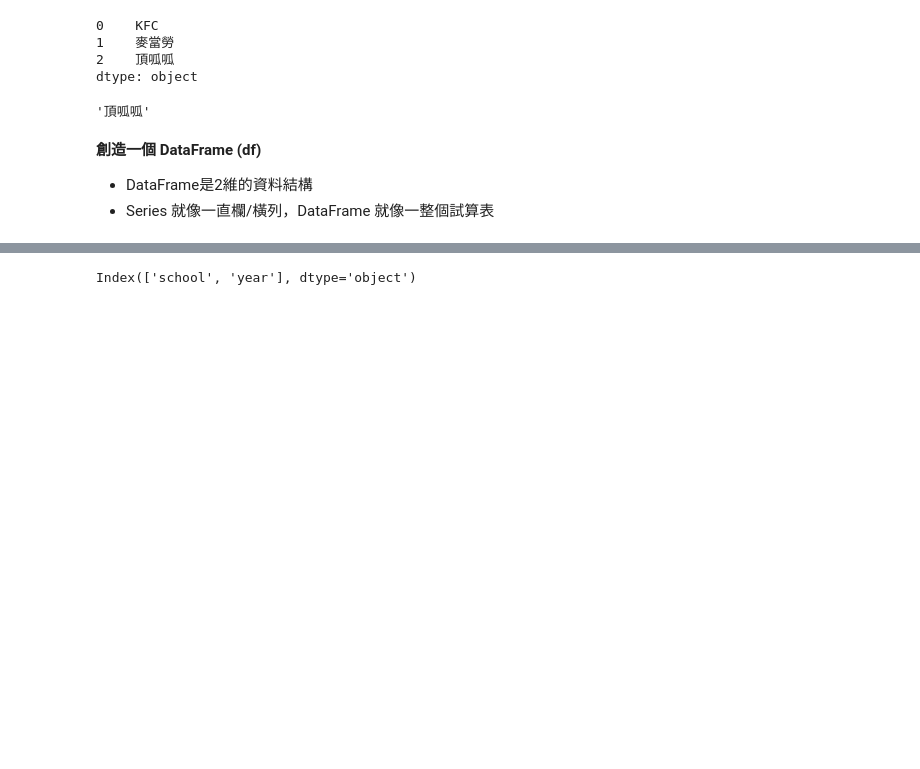
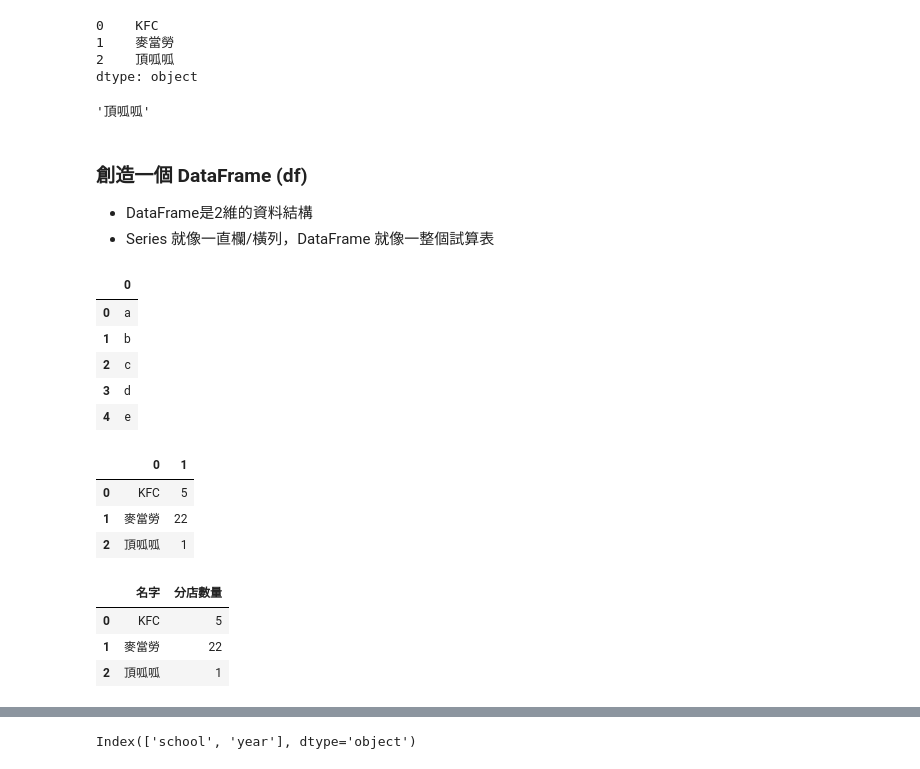
Before and after one commit to cckk2913/dspy-lab6, a Jupyter notebook: lab6.ipynb, the cells around one changed output, grey strips where cells are left out. Cells and saved outputs as stored; diff of their text form; code cells hidden in the pictures; blank space fills up the shorter version.

```diff
--- a/lab6.ipynb
+++ b/lab6.ipynb
@@ -380,7 +380,46 @@ myvar[2]
 # %% [output]
 '頂呱呱'
 # %% [markdown]
-**創造一個 DataFrame (df)**
+### **創造一個 DataFrame (df)**
+
 - DataFrame是2維的資料結構
 - Series 就像一直欄/橫列，DataFrame 就像一整個試算表
+# %%
+# 用 list 創造 DF
+
+data = ['a', 'b', 'c', 'd', 'e']
+
+df = pd.DataFrame(data)
+df
+# %% [output]
+|  | 0 |
+| 0 | a |
+| 1 | b |
+| 2 | c |
+| 3 | d |
+| 4 | e |
+# %%
+# 用 2維的list 創造 DF
+
+data = [['KFC', 5], ['麥當勞', 22], ['頂呱呱', 1]]
+
+df = pd.DataFrame(data)
+df
+# %% [output]
+|  | 0 | 1 |
+| 0 | KFC | 5 |
+| 1 | 麥當勞 | 22 |
+| 2 | 頂呱呱 | 1 |
+# %%
+# 用 2維的list 創造 DF，並指定欄位名稱
+
+data = [['KFC', 5], ['麥當勞', 22], ['頂呱呱', 1]]
+
+df = pd.DataFrame(data, columns = ['名字', '分店數量'])
+df
+# %% [output]
+|  | 名字 | 分店數量 |
+| 0 | KFC | 5 |
+| 1 | 麥當勞 | 22 |
+| 2 | 頂呱呱 | 1 |
 # %%
```
Also changed, not shown: parts of 14 cells of this notebook.
